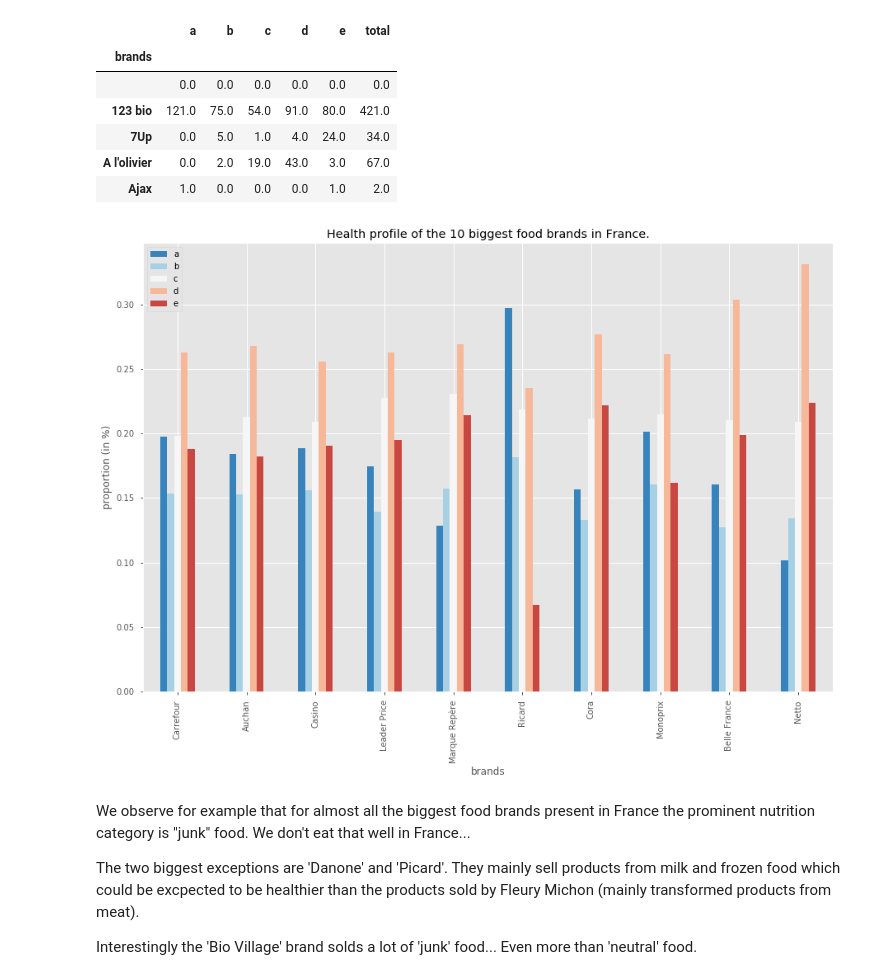
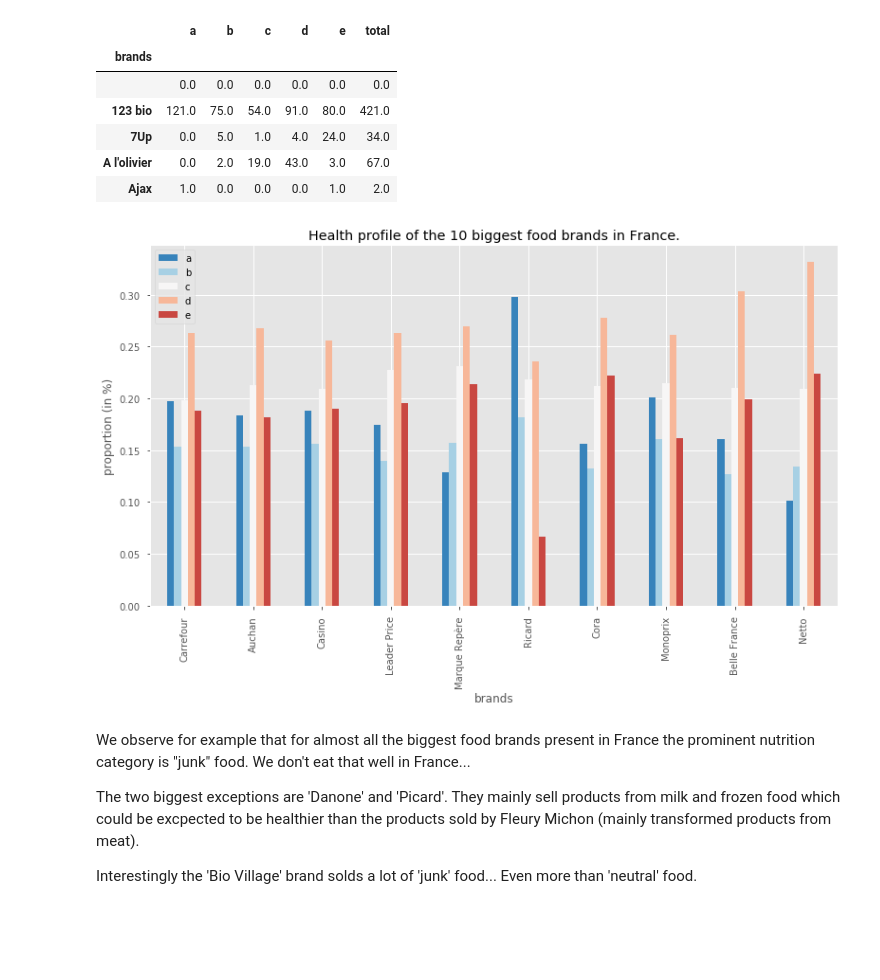
Before and after one commit to mikelassi/Project, a Jupyter notebook: Project_Tom_Milestone3.ipynb, the cells around one changed output. Cells and saved outputs as stored; diff of their text form; code cells hidden in the pictures; blank space fills up the shorter version.

```diff
--- a/Project_Tom_Milestone3.ipynb
+++ b/Project_Tom_Milestone3.ipynb
@@ -240,7 +196,7 @@ plt.show()
 ### Food quality for each brand
 # %%
 bra_nut_df = bra_cat_nut_df[['brands', 'nutrition_grade_fr']]
-bra_nut_dummies_df = bra_cat_nut_cleaned_dummies_df.iloc[:,np.arange(6)]
+bra_nut_dummies_df = bra_cat_nut_dummies_df.iloc[:,np.arange(6)]
 # %%
 # extract the total number of products for each brands
 brand_count = bra_nut_df.groupby('brands').count().rename(columns={'nutrition_grade_fr':'total'})
@@ -281,12 +237,12 @@ ratio = brand_dummies_count.copy()
 ratio[['a','b','c','d','e']] = brand_dummies_count[['a','b','c','d','e']].div(brand_dummies_count['total'].values,axis=0)
 ratio = ratio.sort_values('total',ascending=False)
 # %%
-ratio.reset_index().loc[:9].drop('total',1).plot(kind='bar', x='brands',figsize=[15,10], color=sns.color_palette("RdBu_r", 5))
+ratio.reset_index().loc[:9].drop('total',1).plot(kind='bar', x='brands',figsize=[13,7], color=sns.color_palette("RdBu_r", 5))
 plt.ylabel('proportion (in %)')
 plt.title('Health profile of the 10 biggest food brands in France.')
 plt.show()
 # %% [output]
-[figure, old version]
+[figure, new version]
 # %%
 top10_brand_names = ratio.index[:9]
 # %% [markdown]
```
Also changed, not shown: parts of 17 cells of this notebook, 4 other files.
